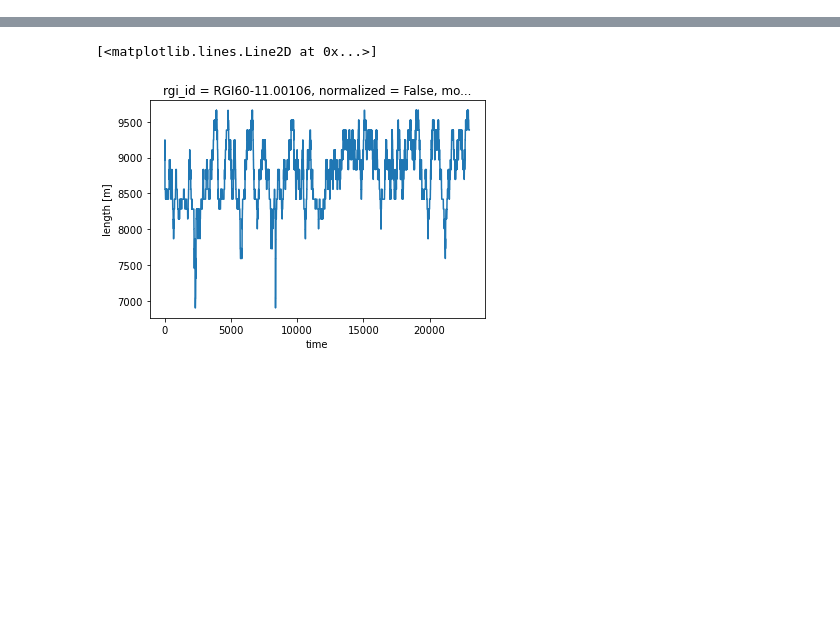
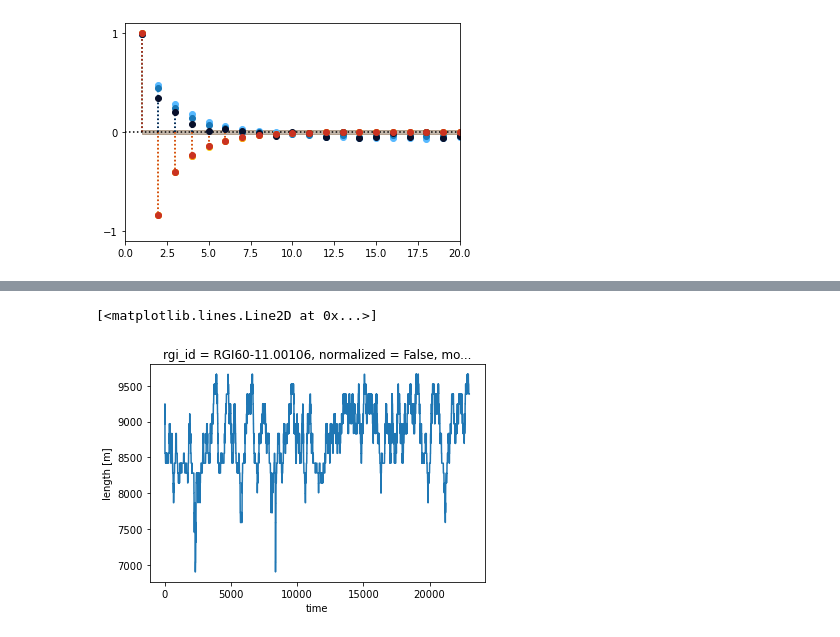
Before and after one commit to oberrauch/vascaling, a Jupyter notebook: notebooks/tmp.ipynb, the cells around one changed output, grey strips where cells are left out. Cells and saved outputs as stored; diff of their text form; code cells hidden in the pictures; blank space fills up the shorter version.

Commit message:
Plotting function to compare random deviations between VAS and flowline, and other adjustments

```diff
--- a/notebooks/tmp.ipynb
+++ b/notebooks/tmp.ipynb
@@ -0,0 +135,97 @@
+# %%
+# specify path and read datasets
+dir_path = '/Users/oberrauch/work/master/data/' \
+           + 'cluster_output/showcase_glaciers_random_climate_long/'
+ds = xr.open_dataset(os.path.join(dir_path, 'eq_runs.nc'))
+# sort by temperature bias
+ds = ds.sortby('temp_bias')
+# convert normalized variable from integer to boolean
+ds['normalized'] = [bool(norm) for norm in ds.normalized]
+
+# read showcase glaciers
+data_dir = '/Users/oberrauch/work/master/data/'
+path = os.path.join(data_dir, 'showcase_glaciers.csv')
+showcase_glaciers = pd.read_csv(os.path.join(data_dir, path), index_col=0)
+
+# call plotting functions
+# plot_acf(ds, showcase_glaciers, nlags=500, dir_path='/Users/oberrauch/work/master/plots/final_plots/acf_long/')
+
+rgi_df = showcase_glaciers
+nlags=20
+# %%
+xlim=None
+path=True
+slice_start=3000
+plot_confint=True
+
+for rgi_id, glacier in rgi_df.iterrows():
+    # select glacier
+    rgi_id = rgi_id
+    name = glacier['name']
+    log.info('PACF plots for {} ({})'.format(name, rgi_id))
+
+    # create figure and axes
+    fig, ax = plt.subplots(1, 1)
+    # compute acf over 1000 years
+    lags = np.arange(0, nlags + 1)
+
+    # select the complete dataset
+    ds_sel = ds.sel(mb_model='random', normalized=False, rgi_id=rgi_id)
+    # select time frame
+    slice_end = None
+    ds_sel = ds_sel.isel(time=slice(slice_start, slice_end))
+
+    xoffset = 0
+
+    # plot zero aux line
+    ax.axhline(0, c='k', ls=':')
+
+    for i, b in enumerate(np.sort(ds.temp_bias)):
+        # get length data
+        length = ds_sel.sel(temp_bias=b).length
+
+        # FLOWLINE MODEL
+        # --------------
+
+        # compute autocorrelation and confidence intervals
+        acf, confint = stattools.pacf(length.sel(model='fl'), nlags=nlags,
+                                      alpha=0.01, method='ywmle')
+        # plot autocorrelation function
+        ml, sl, bl = ax.stem(lags[1:] + xoffset, acf[1:], markerfmt=f'o',
+                             linefmt=':',
+                             basefmt='None', label='{:+.1f} °C'.format(b))
+        plt.setp(sl, 'color', fl_cycle[i])
+        plt.setp(ml, 'color', fl_cycle[i])
+        if plot_confint:
+            # fill confidence interval
+            ax.fill_between(lags[1:], confint[1:, 0] - acf[1:],
+                            confint[1:, 1] - acf[1:],
+                            color=fl_cycle[i], alpha=0.1)
+
+        # V/A SCALING MODEL
+        # -----------------
+
+        # compute autocorrelation and confidence intervals
+        acf, confint = stattools.pacf(length.sel(model='vas'), nlags=nlags,
+                                      alpha=0.01, method='ywmle')
+        # plot autocorrelation function
+        ml, sl, bl = ax.stem(lags[1:] - xoffset, acf[1:], markerfmt=f'o',
+                             linefmt=':',
+                             basefmt='None', label='{:+.1f} °C'.format(b))
+        plt.setp(sl, 'color', vas_cycle[i])
+        plt.setp(ml, 'color', vas_cycle[i])
+        if plot_confint:
+            # fill confidence interval
+            ax.fill_between(lags[1:], confint[1:, 0] - acf[1:],
+                            confint[1:, 1] - acf[1:],
+                            color=vas_cycle[i], alpha=0.1)
+
+    # adjust axes
+    if not xlim:
+        xlim = [0, nlags]
+    ax.set_xlim(xlim)
+    ax.set_ylim([-1.1, 1.1])
+    ya = ax.get_yaxis()
+    ya.set_major_locator(MaxNLocator(integer=True))
+    break
+# %% [output]
@@ -0,0 +233 @@
+[figure, added]
```
Also changed, not shown: parts of 32 cells of this notebook, 24 other files.
